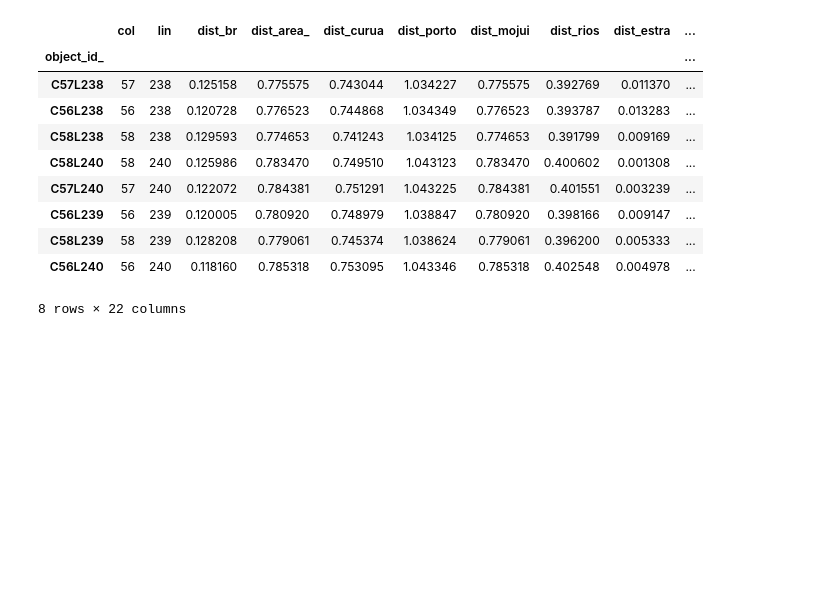
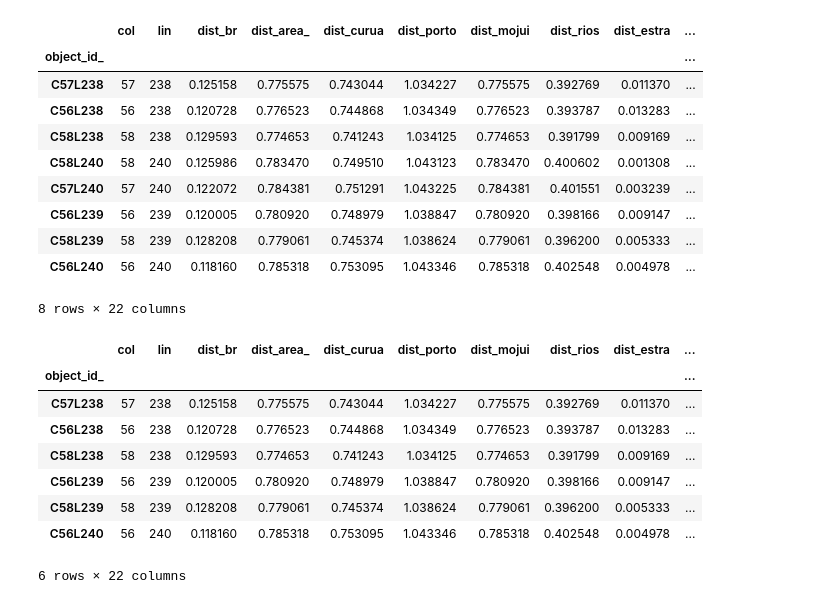
Before and after one commit to profsergiocosta/luccme_models, a Jupyter notebook: notebook/modelo_discreto.ipynb, the cells around one changed output. Cells and saved outputs as stored; diff of their text form; code cells hidden in the pictures; blank space fills up the shorter version.

```diff
--- a/notebook/modelo_discreto.ipynb
+++ b/notebook/modelo_discreto.ipynb
@@ -69,7 +69,8 @@ wr.neighbors[idx]
  'C58L239',
  'C56L240']
 # %%
-cs_moju.loc[wr.neighbors[idx]]
+neighs = cs_moju.loc[wr.neighbors[idx]]
+neighs
 # %% [output]
 |  | col | lin | dist_br | dist_area_ | dist_curua | dist_porto | dist_mojui | dist_rios | dist_estra | ... |
 | object_id_ |  |  |  |  |  |  |  |  |  | ... |
@@ -82,3 +83,15 @@ cs_moju.loc[wr.neighbors[idx]]
 | C58L239 | 58 | 239 | 0.128208 | 0.779061 | 0.745374 | 1.038624 | 0.779061 | 0.396200 | 0.005333 | ... |
 | C56L240 | 56 | 240 | 0.118160 | 0.785318 | 0.753095 | 1.043346 | 0.785318 | 0.402548 | 0.004978 | ... |
 8 rows × 22 columns
+# %%
+neighs.query("f == 1")
+# %% [output]
+|  | col | lin | dist_br | dist_area_ | dist_curua | dist_porto | dist_mojui | dist_rios | dist_estra | ... |
+| object_id_ |  |  |  |  |  |  |  |  |  | ... |
+| C57L238 | 57 | 238 | 0.125158 | 0.775575 | 0.743044 | 1.034227 | 0.775575 | 0.392769 | 0.011370 | ... |
+| C56L238 | 56 | 238 | 0.120728 | 0.776523 | 0.744868 | 1.034349 | 0.776523 | 0.393787 | 0.013283 | ... |
+| C58L238 | 58 | 238 | 0.129593 | 0.774653 | 0.741243 | 1.034125 | 0.774653 | 0.391799 | 0.009169 | ... |
+| C56L239 | 56 | 239 | 0.120005 | 0.780920 | 0.748979 | 1.038847 | 0.780920 | 0.398166 | 0.009147 | ... |
+| C58L239 | 58 | 239 | 0.128208 | 0.779061 | 0.745374 | 1.038624 | 0.779061 | 0.396200 | 0.005333 | ... |
+| C56L240 | 56 | 240 | 0.118160 | 0.785318 | 0.753095 | 1.043346 | 0.785318 | 0.402548 | 0.004978 | ... |
+6 rows × 22 columns
```
Also changed, not shown: 1 other file.
